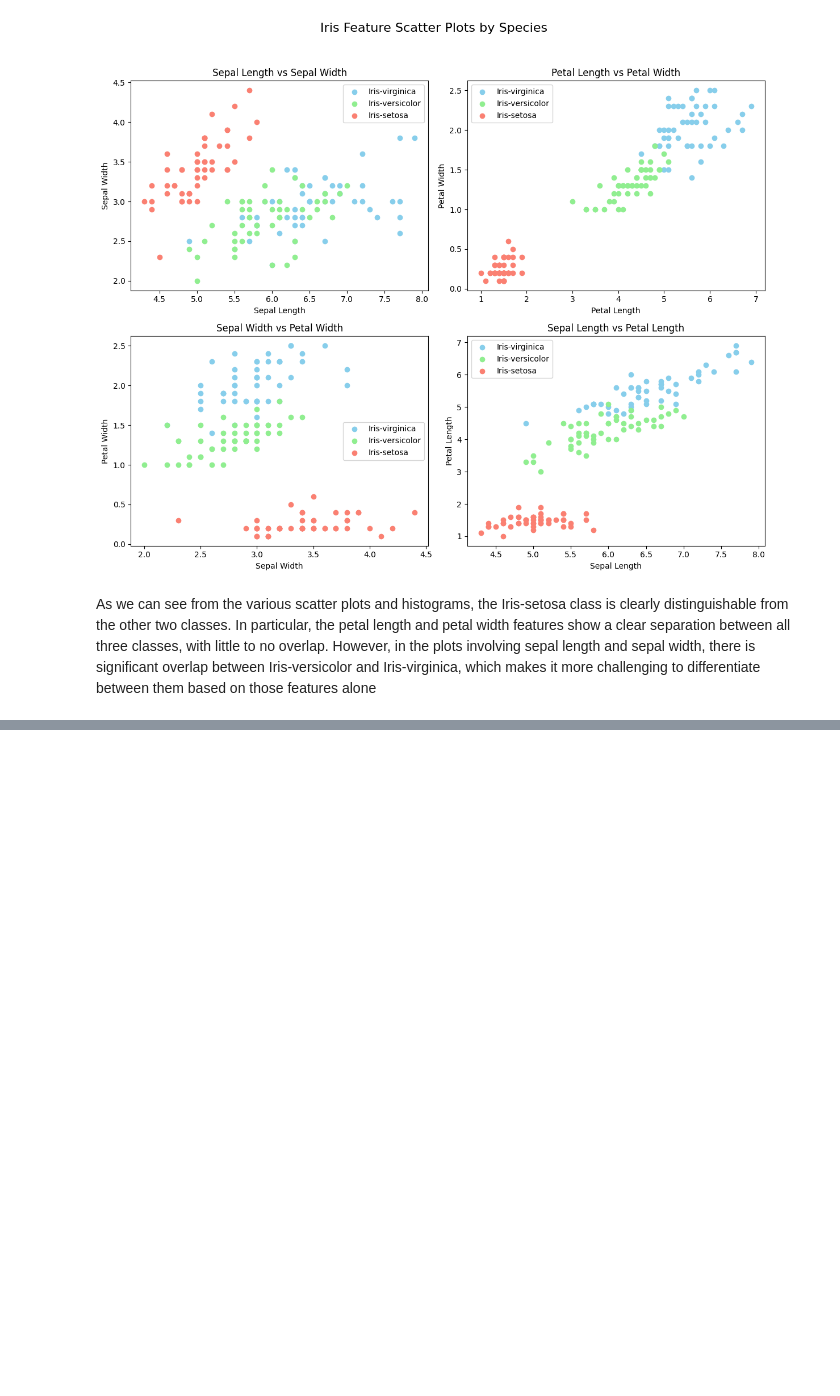
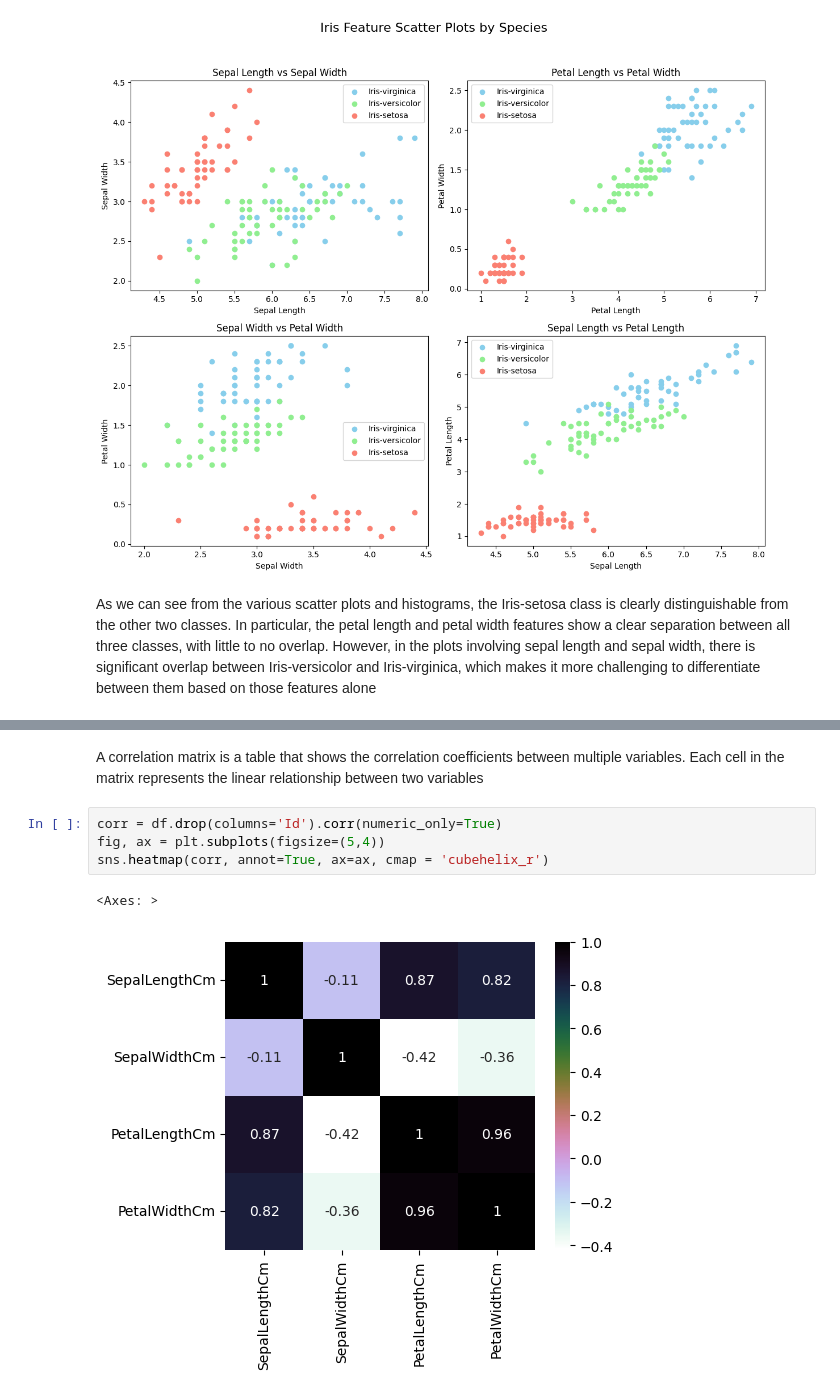
Before and after one commit to eye-gauti/iris_Classifier, a Jupyter notebook: classifier.ipynb, the cells around one changed output, grey strips where cells are left out. Cells and saved outputs as stored; diff of their text form; blank space fills up the shorter version.

Commit message:
Added Co-relation Table

```diff
--- a/classifier.ipynb
+++ b/classifier.ipynb
@@ -147,0 +157,9 @@ As we can see from the various scatter plots and histograms, the Iris-setosa cla
+# %% [markdown]
+A correlation matrix is a table that shows the correlation coefficients between multiple variables. Each cell in the matrix represents the linear relationship between two variables
+# %%
+corr = df.drop(columns='Id').corr(numeric_only=True)
+fig, ax = plt.subplots(figsize=(5,4))
+sns.heatmap(corr, annot=True, ax=ax, cmap = 'cubehelix_r')
+# %% [output]
+<Axes: >
+[figure, added]
```
Also changed, not shown: parts of 2 cells of this notebook.
